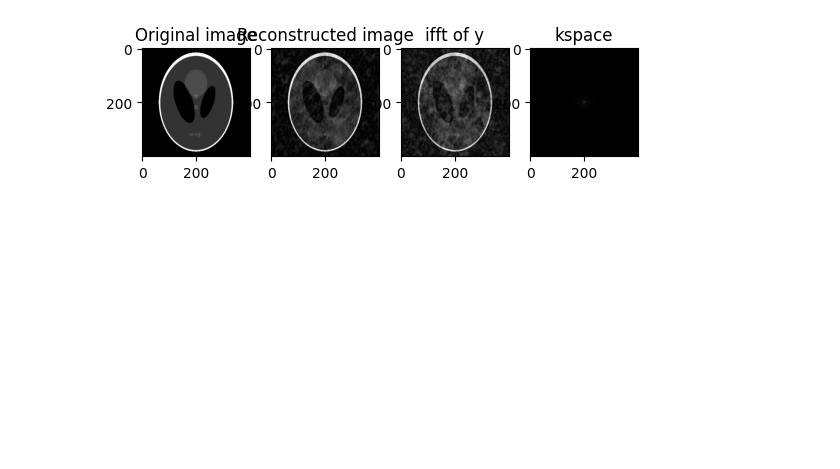
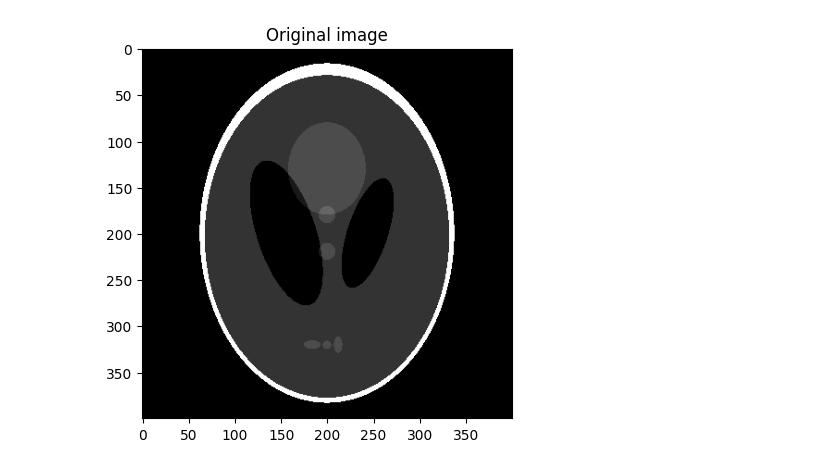
Before and after one commit to jkostaa/bachelor-thesis, a Jupyter notebook: notebooks/sandbox.ipynb, the cells around one changed output. Saved outputs shown, nothing was run; the diff lists cells and outputs as text; code cells hidden in the pictures; blank space fills up the shorter version.

Commit message:
added MALA

```diff
--- a/notebooks/sandbox.ipynb
+++ b/notebooks/sandbox.ipynb
@@ -22,11 +22,13 @@ from MAP.masks import (
 )
 from MAP.map_tv_minimize import MAPEstimator
 from MMSE.mmse_ula import MMSEEstimatorULA
+# from MMSE.metropolis_hastings import MHEstimator
+from MMSE.mmse_mala import MMSEEstimatorMALA
 
 # load iamge
 shepp_logan = ski.data.shepp_logan_phantom()
 
-# create mask (in the F domain of course)
+# create mask (in the F domain)
 column_mask = SimpleMask(2).mask_columns(shepp_logan)
 row_mask = SimpleMask(3).mask_rows(shepp_logan)
 bernoulli_mask = BernoulliMask(0.88, seed=30).generate(shepp_logan.shape)
@@ -34,28 +36,38 @@ centered_bernoulli_mask = CenteredBernoulliMask(0.75, 0.25, seed=30).generate(
     shepp_logan.shape
 )
 vd_mask = VariableDensityMask("gaussian", 2, seed=30).generate(shepp_logan.shape)
-pseudorand_mask = PseudoRandomColumnMask(shepp_logan.shape, acceleration=4, seed=30).get_mask()
+pseudorand_mask = PseudoRandomColumnMask(shepp_logan.shape, acceleration=8, seed=30).get_mask()
 
 # the 'actual' measurement
 y = centered_bernoulli_mask * np.fft.fft2(shepp_logan)
+
+y_norm = y / np.max(y)
+print(f"y norm max abs = {np.max(np.abs(y_norm))}")
+print(f"y norm mean abs = {np.mean(np.abs(y_norm))}")
+print(f"y abs max = {np.max(np.abs(y))}")
+print(f"mean values of y = {np.mean(np.abs(y))}")
+
 
 # x_init options
 # x_init = np.fft.ifft2(bernoulli_mask * np.fft.fft2(shepp_logan)).real
 #x_init = np.zeros_like(np.fft.ifft2(y).real)
 
 # init the MAP and MMSE
-map_estimator = MAPEstimator(centered_bernoulli_mask, 0.95, 0.01, 1e-2, 0.1, 100)
-mmse_estimator = MMSEEstimatorULA(centered_bernoulli_mask, 0.1, 0.01, 1e-2, 0.1, 150, 1e-3, 50, 2, 100)
+map_estimator = MAPEstimator(centered_bernoulli_mask, 0.95, 0.01, 1e-2)
+ula_estimator = MMSEEstimatorULA(centered_bernoulli_mask, 0.1, 2, 100e-2, 1e-3, 50, 2, 100)
+# mh_estimator = MHEstimator(centered_bernoulli_mask, 0.1, 0.05, 100e-2, 0.01, 600, 3, 150)
+mala_estimator = MMSEEstimatorMALA(centered_bernoulli_mask, 0.1, 2, 100e-2, 1e-1, 250, 2, 100 )
 
-img_reconstruct = map_estimator.subgradient_descent(y)
-samples, energies = mmse_estimator.ula_mmse(y)
-
-mmse_image = np.mean(samples, axis=0)
+map_img_reconstruct = map_estimator.subgradient_descent(y)
+samples, energies = ula_estimator.ula_sampling(y)
+# mh_samples, acc_rate = mh_estimator.mh_sampling(y)
+mala_samples = mala_estimator.mala_sampling(y)
 
 print(np.max(samples))
 print(np.min(samples))
 
-abs_err = map_estimator.adjoint_test(shepp_logan.shape)
+abs_err, rel_err = map_estimator.adjoint_test(shepp_logan.shape)
+print(f"abs_err: {abs_err}, rel_err: {rel_err}")
 """
 kspace_shepp = np.fft.fft2(shepp_logan)
 kspace_shepp_shifted = np.fft.fftshift(kspace_shepp) # shift to center the zero frequency for better visualization
@@ -77,16 +89,19 @@ masked_reconstructed_phase = np.real(np.fft.ifft2(np.exp(1j * np.angle(kspace_sh
 # print("grad_y - min:", np.min(grad_y), "max:", np.max(grad_y))
 # print("max value in x before fft2:", np.max(np.abs(shepp_logan)))
 
-plt.subplot(1, 4, 1)
+#plt.subplot(1, 4, 1)
 plt.title("Original image")
 plt.imshow(shepp_logan, cmap="gray")
-plt.subplot(1, 4, 2)
-plt.title("Reconstructed image")
-plt.imshow(np.abs(img_reconstruct), cmap="gray")
-plt.subplot(1, 4, 3)
+plt.show()
+#plt.subplot(1, 4, 2)
+plt.title("MAP Reconstructed image")
+plt.imshow(np.abs(map_img_reconstruct), cmap="gray")
+plt.show()
+#plt.subplot(1, 4, 3)
 plt.title("ifft of y")
-plt.imshow(np.abs(np.fft.ifft2(y)), cmap="gray")
-plt.subplot(1, 4, 4)
+plt.imshow(np.abs(np.fft.ifft2(np.fft.ifftshift(y))), cmap="gray")
+plt.show()
+#plt.subplot(1, 4, 4)
 plt.title("kspace")
 plt.imshow(np.abs(np.fft.fftshift(np.fft.fft2(shepp_logan))), cmap='gray')
 plt.show()
@@ -96,12 +111,25 @@ plt.show()
 # plt.title("Difference image")
 # plt.colorbar()
 
-# ula mmse
-mmse_image = (mmse_image - mmse_image.min()) / (mmse_image.max() - mmse_image.min())
-plt.imshow(mmse_image, cmap="gray")
-plt.title("MMSE Reconstruction")
+# mmse plot
+plt.imshow(ula_estimator.compute_mmse_estimate(y), cmap="gray")
+plt.title("ULA MMSE Reconstruction")
 plt.colorbar()
 plt.show()
+
+#mala plot
+
+plt.imshow(mala_estimator.compute_mmse_estimate(y), cmap="gray")
+plt.title("MALA MMSE Reconstruction")
+plt.colorbar()
+plt.show()
+
+# mh plot
+
+# plt.imshow(mh_estimator.compute_mmse_estimate_hm(y), cmap="gray")
+# plt.title("MH MMSE Reconstruction")
+# plt.colorbar()
+# plt.show()
 
 # ula loss
 plt.plot(energies)
@@ -130,26 +158,9 @@ plt.grid(True)
 #plt.yscale('log')
 plt.show()
 
-
-# plt.imshow(posterior_std, cmap='hot')
-# plt.title('Uncertainty Map')
-# plt.colorbar()
-# plt.show()
-
-"""
-plt.figure()
-plt.imshow(np.log(1 + np.abs(masked_kspace_shepp_shifted)), cmap='gray') # np.log to compress the dynamic range
-plt.colorbar()
-plt.title("Magnitude of Complex Image")
-
-plt.figure()
-plt.imshow(np.angle(masked_kspace_shepp_shifted), cmap='twilight', vmin=-np.pi, vmax=np.pi)
-plt.colorbar()
-plt.title("Phase of Complex Image")
-
-plt.figure()
-plt.imshow(masked_reconstructed)
-
-plt.show()
-"""
+# # testing if tv works
+# g_tv_true = map_estimator.huber_tv_subgradient(shepp_logan)
+# plt.figure(figsize=(8,4))
+# plt.subplot(1,2,1); plt.imshow(shepp_logan, cmap='gray'); plt.title('true image'); plt.axis('off')
+# plt.subplot(1,2,2); plt.imshow(g_tv_true, cmap='RdBu'); plt.title('g_tv on true'); plt.colorbar(); plt.axis('off')
 # %% [output]
@@ -173 +184 @@ Relative error: 7.558e-16
-[figure, old version]
+[figure, new version]
```
Also changed, not shown: parts of 1 cell of this notebook, 21 other files.
